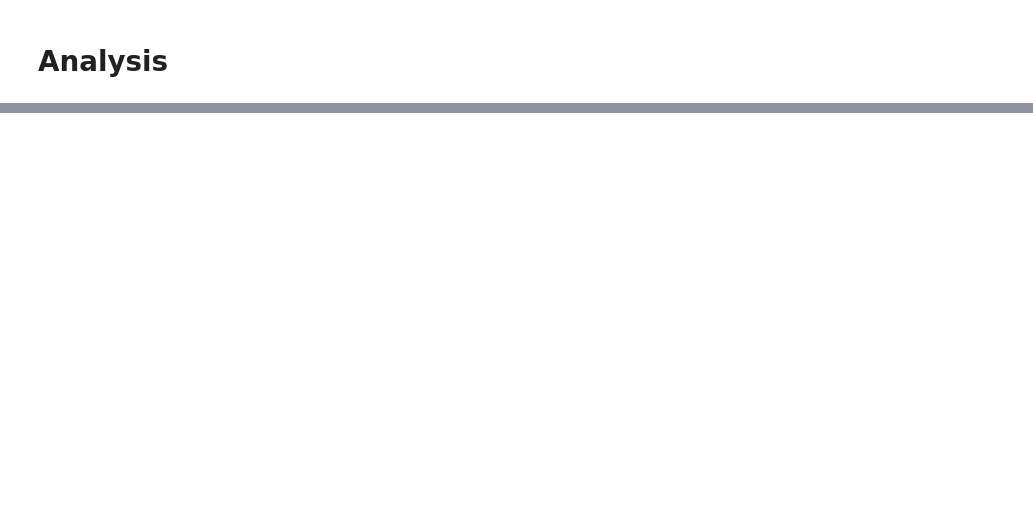
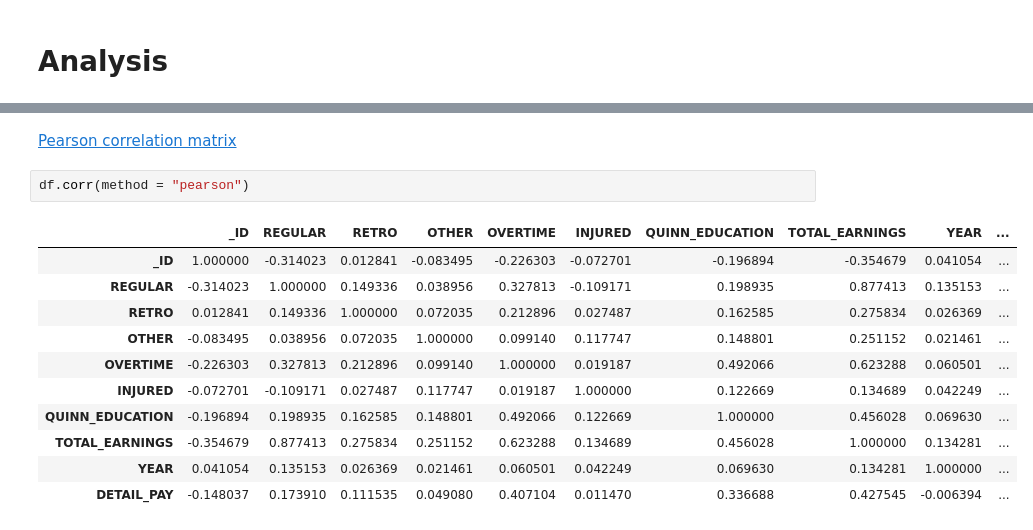
Before and after one commit to atomdog/CBBA, a Jupyter notebook: Final PDF addendum.ipynb, the cells around one changed output, grey strips where cells are left out. Cells and saved outputs as stored; diff of their text form; blank space fills up the shorter version.

```diff
--- a/Final PDF addendum.ipynb
+++ b/Final PDF addendum.ipynb
@@ -83,0 +113,16 @@ See the caveats in the documentation: https://pandas.pydata.org/pandas-docs/stab
+# %% [markdown]
+[Pearson correlation matrix](https://en.wikipedia.org/wiki/Pearson_correlation_coefficient)
+# %%
+df.corr(method = "pearson")
+# %% [output]
+|  | _ID | REGULAR | RETRO | OTHER | OVERTIME | INJURED | QUINN_EDUCATION | TOTAL_EARNINGS | YEAR | ... |
+| _ID | 1.000000 | -0.314023 | 0.012841 | -0.083495 | -0.226303 | -0.072701 | -0.196894 | -0.354679 | 0.041054 | ... |
+| REGULAR | -0.314023 | 1.000000 | 0.149336 | 0.038956 | 0.327813 | -0.109171 | 0.198935 | 0.877413 | 0.135153 | ... |
+| RETRO | 0.012841 | 0.149336 | 1.000000 | 0.072035 | 0.212896 | 0.027487 | 0.162585 | 0.275834 | 0.026369 | ... |
+| OTHER | -0.083495 | 0.038956 | 0.072035 | 1.000000 | 0.099140 | 0.117747 | 0.148801 | 0.251152 | 0.021461 | ... |
+| OVERTIME | -0.226303 | 0.327813 | 0.212896 | 0.099140 | 1.000000 | 0.019187 | 0.492066 | 0.623288 | 0.060501 | ... |
+| INJURED | -0.072701 | -0.109171 | 0.027487 | 0.117747 | 0.019187 | 1.000000 | 0.122669 | 0.134689 | 0.042249 | ... |
+| QUINN_EDUCATION | -0.196894 | 0.198935 | 0.162585 | 0.148801 | 0.492066 | 0.122669 | 1.000000 | 0.456028 | 0.069630 | ... |
+| TOTAL_EARNINGS | -0.354679 | 0.877413 | 0.275834 | 0.251152 | 0.623288 | 0.134689 | 0.456028 | 1.000000 | 0.134281 | ... |
+| YEAR | 0.041054 | 0.135153 | 0.026369 | 0.021461 | 0.060501 | 0.042249 | 0.069630 | 0.134281 | 1.000000 | ... |
+| DETAIL_PAY | -0.148037 | 0.173910 | 0.111535 | 0.049080 | 0.407104 | 0.011470 | 0.336688 | 0.427545 | -0.006394 | ... |
```
Also changed, not shown: parts of 27 cells of this notebook, 3 other files.
